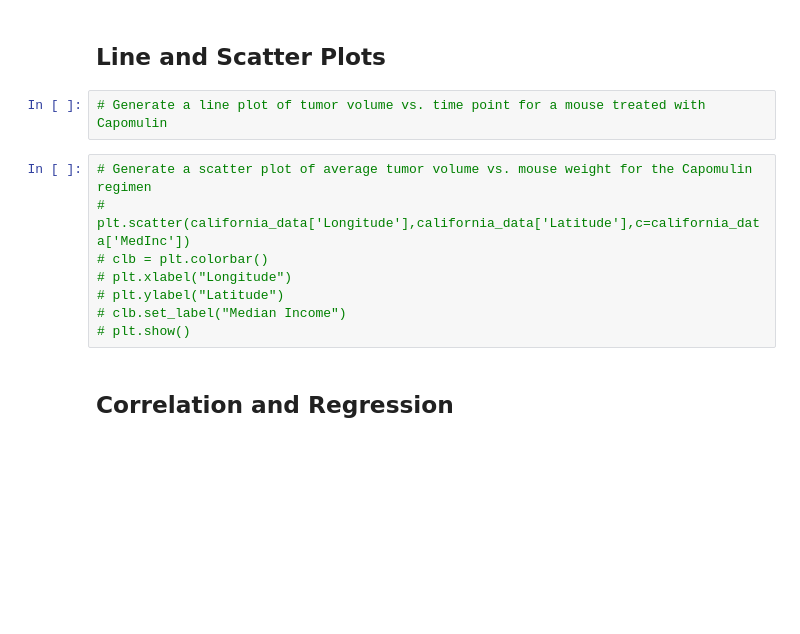
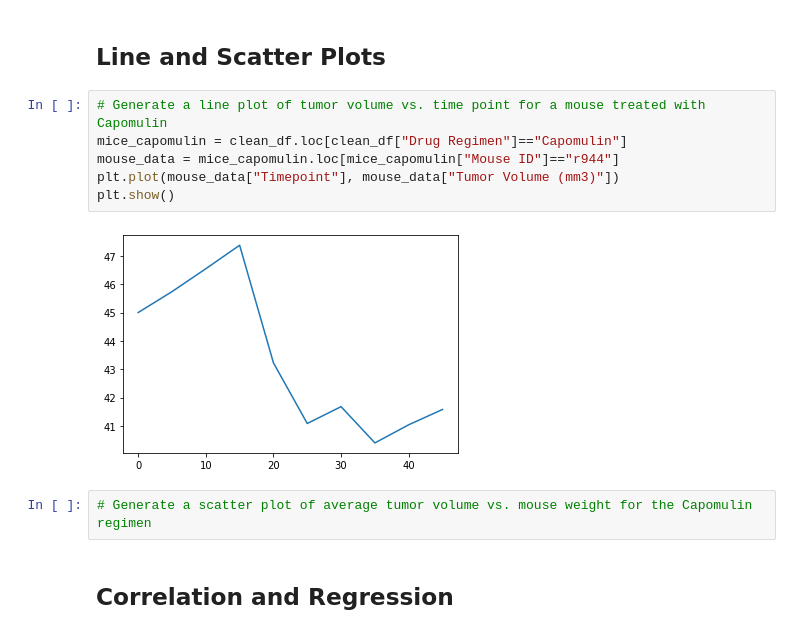
Before and after one commit to LibertyHeise/Pharma-Regimen-Analysis_matplotlib, a Jupyter notebook: pymaceuticalsLH.ipynb, the cells around one changed output. Saved outputs shown, nothing was run; the diff lists cells and outputs as text; blank space fills up the shorter version.

```diff
--- a/pymaceuticalsLH.ipynb
+++ b/pymaceuticalsLH.ipynb
@@ -358,15 +326,15 @@ boxplot = df.boxplot
 # %% [markdown]
 ## Line and Scatter Plots
+# %%
+# Generate a line plot of tumor volume vs. time point for a mouse treated with Capomulin
+mice_capomulin = clean_df.loc[clean_df["Drug Regimen"]=="Capomulin"]
+mouse_data = mice_capomulin.loc[mice_capomulin["Mouse ID"]=="r944"]
+plt.plot(mouse_data["Timepoint"], mouse_data["Tumor Volume (mm3)"])
+plt.show()
+# %% [output]
+[figure, added]
 # %%
-# Generate a line plot of tumor volume vs. time point for a mouse treated with Capomulin
+# Generate a scatter plot of average tumor volume vs. mouse weight for the Capomulin regimen
-# %%
-# Generate a scatter plot of average tumor volume vs. mouse weight for the Capomulin regimen
-# plt.scatter(california_data['Longitude'],california_data['Latitude'],c=california_data['MedInc'])
-# clb = plt.colorbar()
-# plt.xlabel("Longitude")
-# plt.ylabel("Latitude")
-# clb.set_label("Median Income")
-# plt.show()
 # %% [markdown]
 ## Correlation and Regression
 # %%
```
Also changed, not shown: parts of 5 cells of this notebook.
